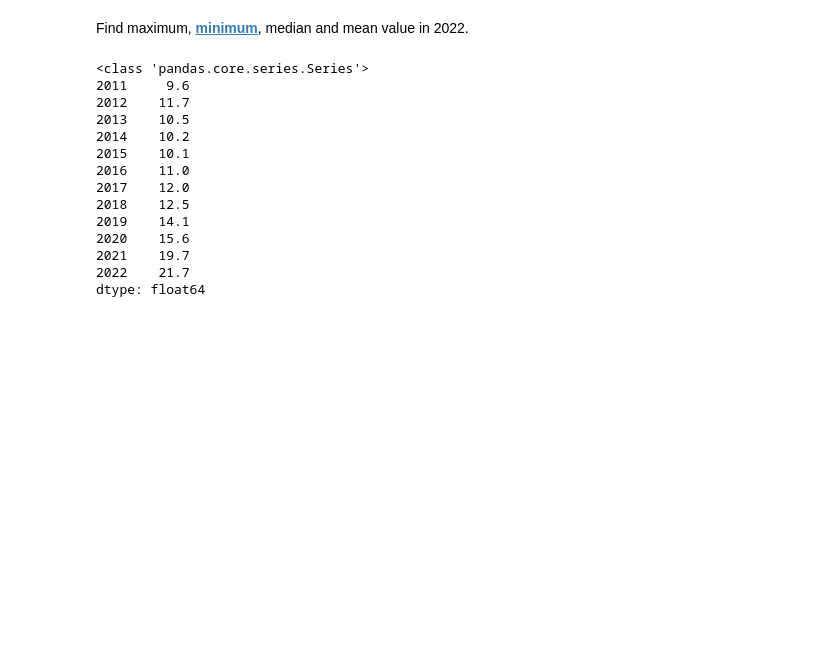
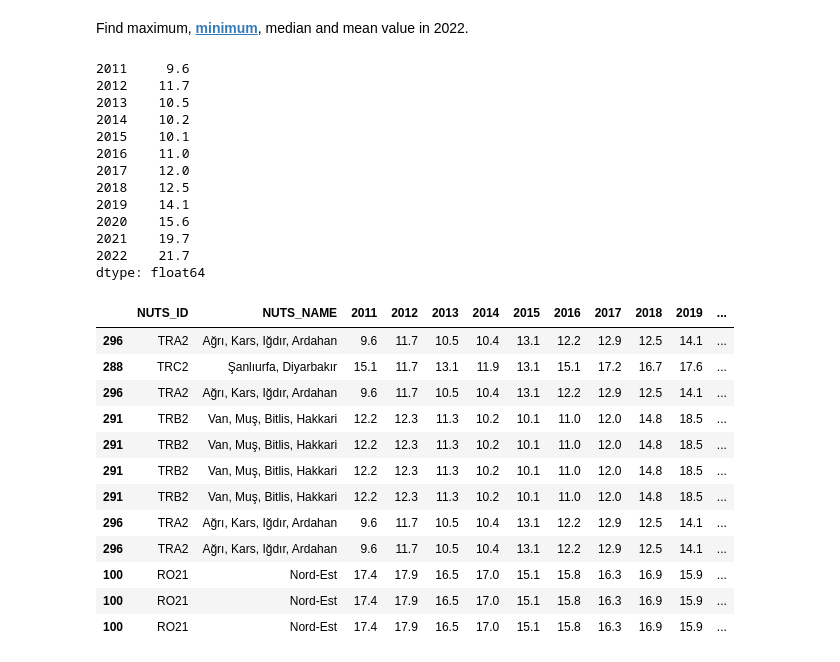
Before and after one commit to GISAdamToth/ArcGIS_Notebooks_thesis, a Jupyter notebook: eurostat/eurostat.ipynb, the cells around one changed output. Cells and saved outputs as stored; diff of their text form; code cells hidden in the pictures; blank space fills up the shorter version.

```diff
--- a/eurostat/eurostat.ipynb
+++ b/eurostat/eurostat.ipynb
@@ -311,22 +311,35 @@ nuts2_gdf.loc[difference, :].plot()
 ## Statistics
 # %% [markdown]
 Find maximum, [**minimum**](https://pandas.pydata.org/docs/reference/api/pandas.DataFrame.min.html), median and mean value in 2022.
-# %%
-min_series = nuts2_gdf_hrst.min(numeric_only=True)
-print(type(min_series))
-print(min_series)
-# %% [output]
-<class 'pandas.core.series.Series'>
-2011     9.6
-2012    11.7
-2013    10.5
-2014    10.2
-2015    10.1
-2016    11.0
-2017    12.0
-2018    12.5
-2019    14.1
-2020    15.6
-2021    19.7
-2022    21.7
-dtype: float64
+# %%
+min_series = nuts2_gdf_hrst.min(numeric_only=True)
+min_indices = nuts2_gdf_hrst.idxmin(numeric_only=True)
+print(min_series)
+nuts2_gdf_hrst.loc[min_indices, ('NUTS_ID','NUTS_NAME','2011','2012','2013','2014','2015','2016','2017','2018','2019','2020','2021','2022')]
+# %% [output]
+2011     9.6
+2012    11.7
+2013    10.5
+2014    10.2
+2015    10.1
+2016    11.0
+2017    12.0
+2018    12.5
+2019    14.1
+2020    15.6
+2021    19.7
+2022    21.7
+dtype: float64
+|  | NUTS_ID | NUTS_NAME | 2011 | 2012 | 2013 | 2014 | 2015 | 2016 | 2017 | 2018 | 2019 | ... |
+| 296 | TRA2 | Ağrı, Kars, Iğdır, Ardahan | 9.6 | 11.7 | 10.5 | 10.4 | 13.1 | 12.2 | 12.9 | 12.5 | 14.1 | ... |
+| 288 | TRC2 | Şanlıurfa, Diyarbakır | 15.1 | 11.7 | 13.1 | 11.9 | 13.1 | 15.1 | 17.2 | 16.7 | 17.6 | ... |
+| 296 | TRA2 | Ağrı, Kars, Iğdır, Ardahan | 9.6 | 11.7 | 10.5 | 10.4 | 13.1 | 12.2 | 12.9 | 12.5 | 14.1 | ... |
+| 291 | TRB2 | Van, Muş, Bitlis, Hakkari | 12.2 | 12.3 | 11.3 | 10.2 | 10.1 | 11.0 | 12.0 | 14.8 | 18.5 | ... |
+| 291 | TRB2 | Van, Muş, Bitlis, Hakkari | 12.2 | 12.3 | 11.3 | 10.2 | 10.1 | 11.0 | 12.0 | 14.8 | 18.5 | ... |
+| 291 | TRB2 | Van, Muş, Bitlis, Hakkari | 12.2 | 12.3 | 11.3 | 10.2 | 10.1 | 11.0 | 12.0 | 14.8 | 18.5 | ... |
+| 291 | TRB2 | Van, Muş, Bitlis, Hakkari | 12.2 | 12.3 | 11.3 | 10.2 | 10.1 | 11.0 | 12.0 | 14.8 | 18.5 | ... |
+| 296 | TRA2 | Ağrı, Kars, Iğdır, Ardahan | 9.6 | 11.7 | 10.5 | 10.4 | 13.1 | 12.2 | 12.9 | 12.5 | 14.1 | ... |
+| 296 | TRA2 | Ağrı, Kars, Iğdır, Ardahan | 9.6 | 11.7 | 10.5 | 10.4 | 13.1 | 12.2 | 12.9 | 12.5 | 14.1 | ... |
+| 100 | RO21 | Nord-Est | 17.4 | 17.9 | 16.5 | 17.0 | 15.1 | 15.8 | 16.3 | 16.9 | 15.9 | ... |
+| 100 | RO21 | Nord-Est | 17.4 | 17.9 | 16.5 | 17.0 | 15.1 | 15.8 | 16.3 | 16.9 | 15.9 | ... |
+| 100 | RO21 | Nord-Est | 17.4 | 17.9 | 16.5 | 17.0 | 15.1 | 15.8 | 16.3 | 16.9 | 15.9 | ... |
```
Also changed, not shown: parts of 6 cells of this notebook.
